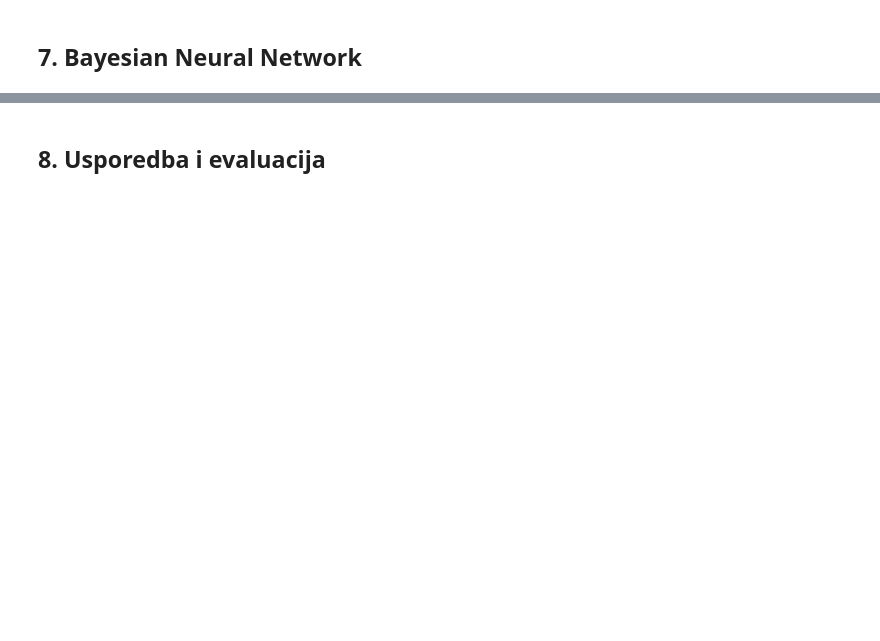
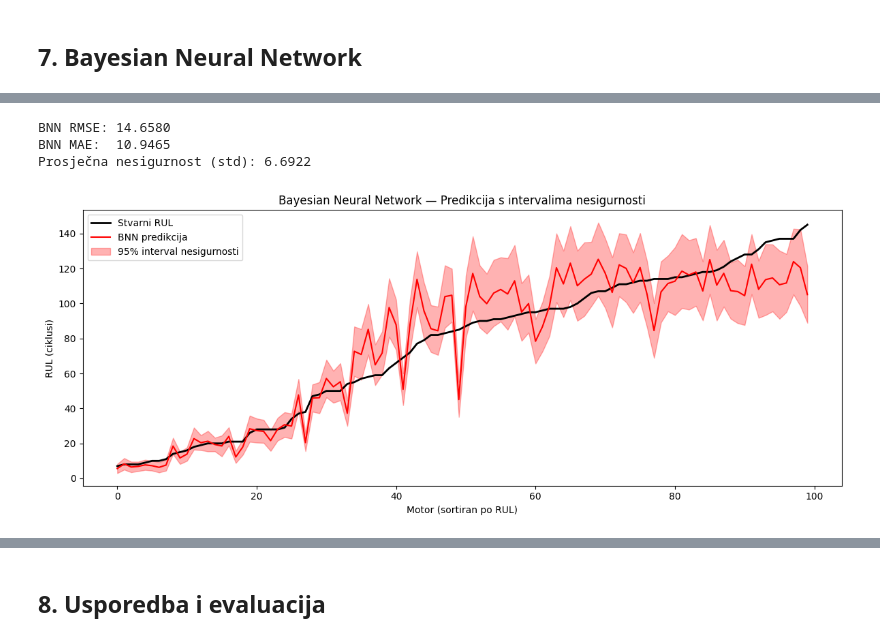
Before and after one commit to mdzafic/uq-predictive-maintenance-framework, a Jupyter notebook: code/Završni_rad_(radni_notebook)_–_Muhamed_Džafić.ipynb, the cells around one changed output, grey strips where cells are left out. Drawn from its saved outputs; the diff is of its cells as text; code cells hidden in the pictures; blank space fills up the shorter version.

```diff
--- a/code/Završni_rad_(radni_notebook)_–_Muhamed_Džafić.ipynb
+++ b/code/Završni_rad_(radni_notebook)_–_Muhamed_Džafić.ipynb
@@ -523,0 +771,47 @@ plt.show()
+# %%
+# ============================================================
+# BNN — Evaluacija RMSE i MAE
+# ============================================================
+
+rmse_bnn = np.sqrt(mean_squared_error(y_test, bnn_mean))
+mae_bnn  = mean_absolute_error(y_test, bnn_mean)
+
+print(f"BNN RMSE: {rmse_bnn:.4f}")
+print(f"BNN MAE:  {mae_bnn:.4f}")
+print(f"Prosječna nesigurnost (std): {bnn_std.mean():.4f}")
+# %% [output]
+BNN RMSE: 14.6580
+BNN MAE:  10.9465
+Prosječna nesigurnost (std): 6.6922
+# %%
+# ============================================================
+# BNN — Vizualizacija predikcija s intervalima nesigurnosti
+# ============================================================
+
+plt.figure(figsize=(12, 5))
+
+indices = np.argsort(y_test)
+x_plot  = np.arange(len(y_test))
+
+plt.plot(x_plot, y_test[indices],
+         label='Stvarni RUL', color='black', linewidth=2)
+
+plt.plot(x_plot, bnn_mean[indices],
+         label='BNN predikcija', color='red')
+
+plt.fill_between(
+    x_plot,
+    bnn_mean[indices] - 2 * bnn_std[indices],
+    bnn_mean[indices] + 2 * bnn_std[indices],
+    alpha=0.3, color='red',
+    label='95% interval nesigurnosti'
+)
+
+plt.xlabel('Motor (sortiran po RUL)')
+plt.ylabel('RUL (ciklusi)')
+plt.title('Bayesian Neural Network — Predikcija s intervalima nesigurnosti')
+plt.legend()
+plt.tight_layout()
+plt.show()
+# %% [output]
+[figure, added]
```
Also changed, not shown: parts of 28 cells of this notebook.
